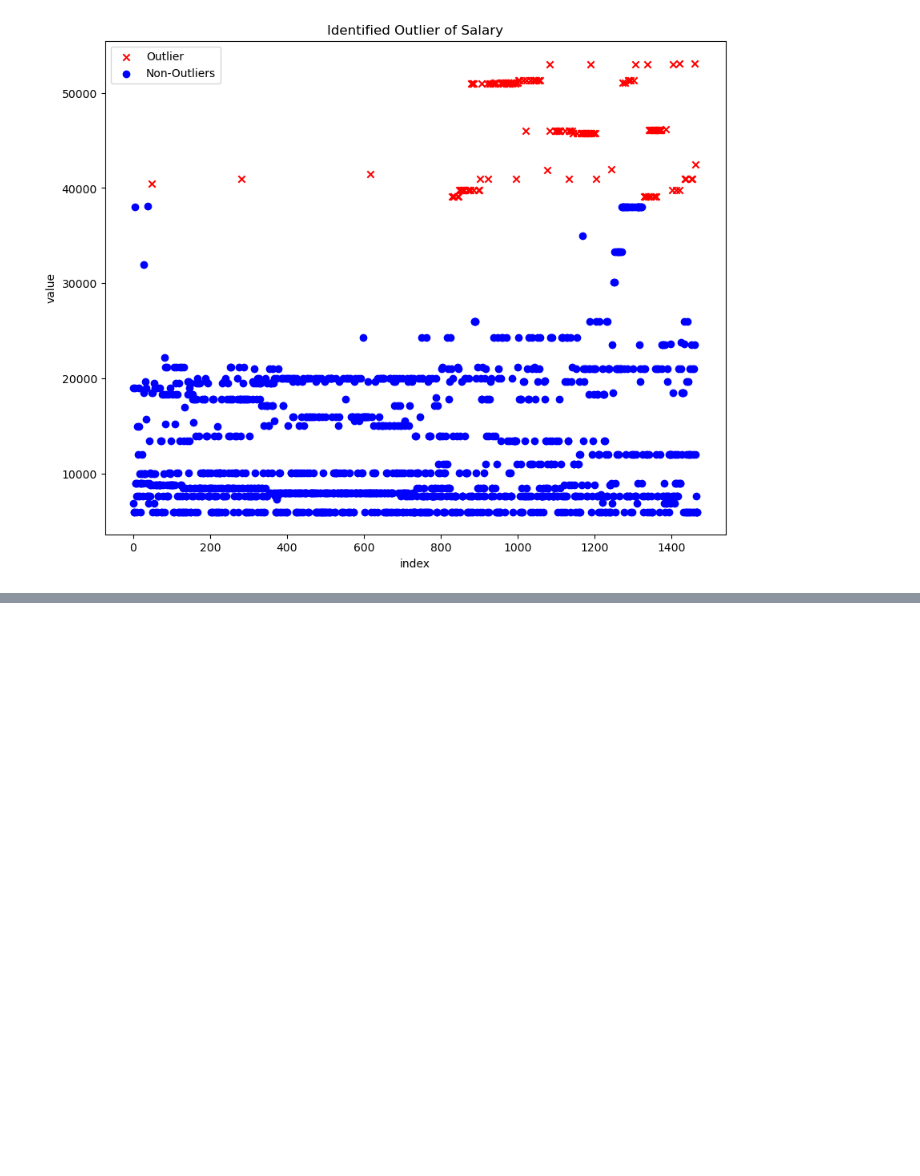
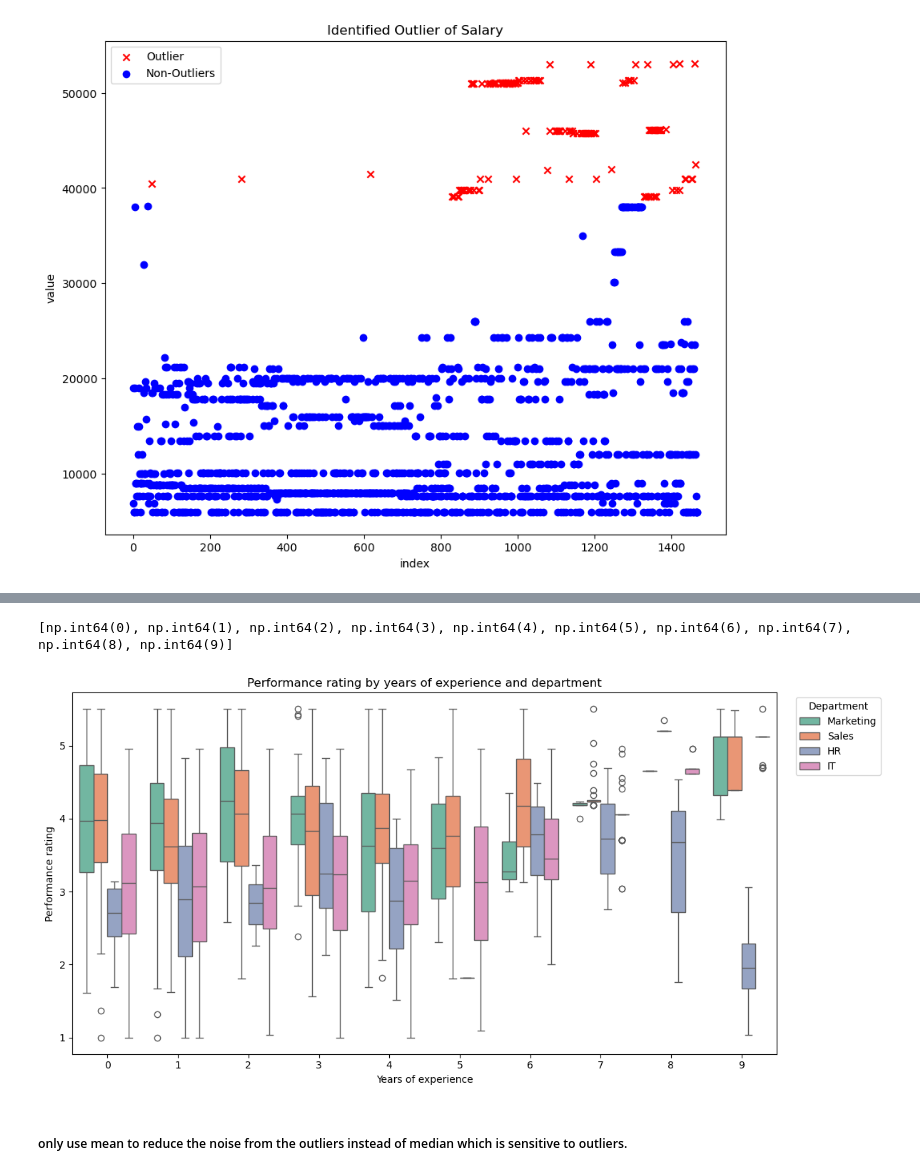
Before and after one commit to platthu123-create/Employee-Performance-Analysis, a Jupyter notebook: Main_module.ipynb, the cells around one changed output, grey strips where cells are left out. Drawn from its saved outputs; the diff is of its cells as text; code cells hidden in the pictures; blank space fills up the shorter version.

```diff
--- a/Main_module.ipynb
+++ b/Main_module.ipynb
@@ -219,0 +228,24 @@ hi
+# %%
+print(sorted(df['Experience'].dropna().unique()))
+# %% [output]
+[np.int64(0), np.int64(1), np.int64(2), np.int64(3), np.int64(4), np.int64(5), np.int64(6), np.int64(7), np.int64(8), np.int64(9)]
+# %%
+# Boxplot: performance rating by years of experience, split by department.
+plt.figure(figsize=(12, 6))
+sns.boxplot(
+    data=df,
+    x='Experience',
+    y='PerformanceRating',
+    hue='Department',
+    palette='Set2'
+)
+plt.xlabel('Years of experience')
+plt.ylabel('Performance rating')
+plt.title('Performance rating by years of experience and department')
+plt.legend(title='Department', bbox_to_anchor=(1.02, 1), loc='upper left')
+plt.tight_layout()
+plt.show()
+# %% [output]
+[figure, added]
+# %% [markdown]
+##### only use mean to reduce the noise from the outliers instead of median which is sensitive to outliers.
```
Also changed, not shown: parts of 12 cells of this notebook.
